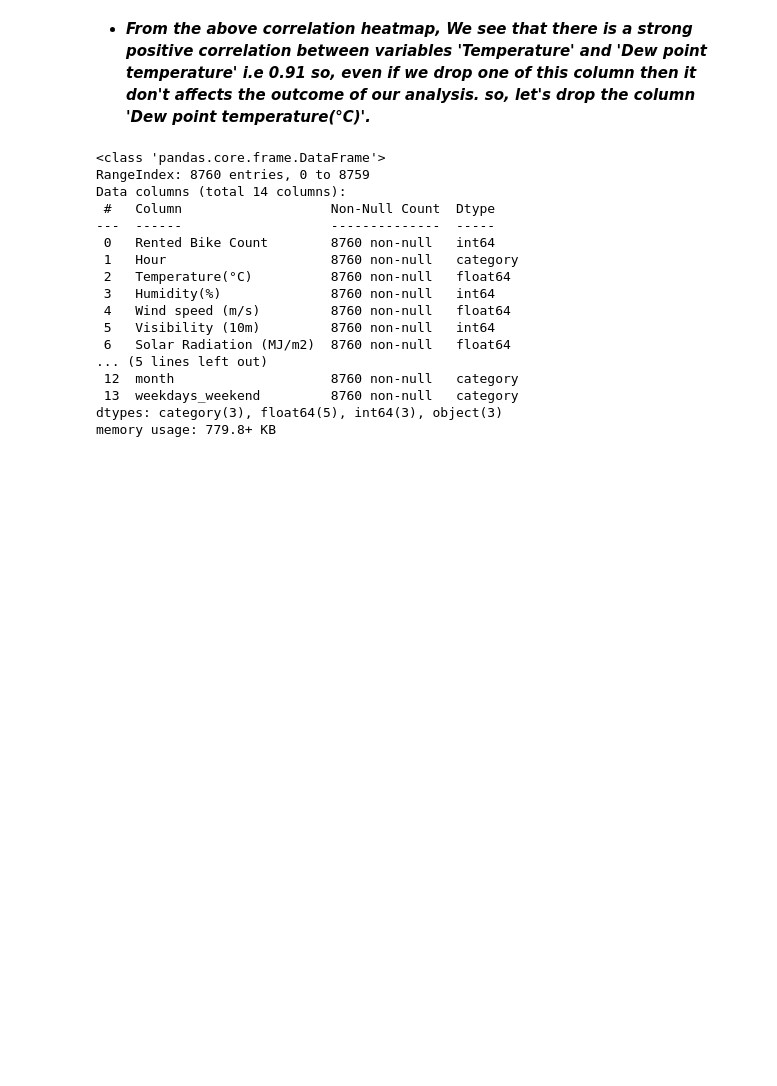
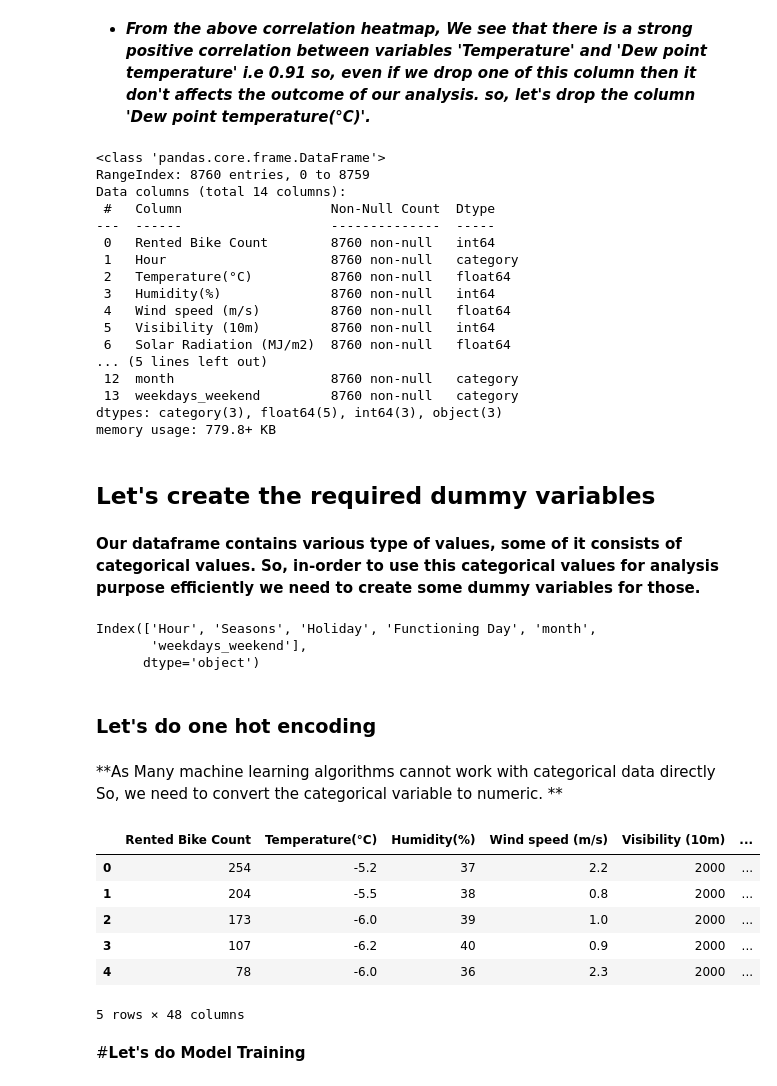
Before and after one commit to KiranKokateGitHub/Bike-Sharing-Demand-Prediction_Regression, a Jupyter notebook: Kiran_Regression.ipynb, the cells around one changed output. Drawn from its saved outputs; the diff is of its cells as text; code cells hidden in the pictures; blank space fills up the shorter version.

Commit message:
Linear regression model fitting

```diff
--- a/Kiran_Regression.ipynb
+++ b/Kiran_Regression.ipynb
@@ -778,3 +778,43 @@ Data columns (total 14 columns):
  13  weekdays_weekend         8760 non-null   category
 dtypes: category(3), float64(5), int64(3), object(3)
 memory usage: 779.8+ KB
+# %% [markdown]
+## Let's create the required dummy variables
+# %% [markdown]
+**Our dataframe contains various type of values, some of it consists of categorical values. So, in-order to use this categorical values for analysis purpose efficiently we need to create some dummy variables for those.**
+# %%
+# Assign all catagoriacal features/columns to a variable to make dummies
+# Let's find the variables which have categorical values
+categorical_feat=list(bkdf.select_dtypes(['object','category']).columns)
+categorical_feat=pd.Index(categorical_feat)
+categorical_feat
+# %% [output]
+Index(['Hour', 'Seasons', 'Holiday', 'Functioning Day', 'month',
+       'weekdays_weekend'],
+      dtype='object')
+# %% [markdown]
+### Let's do one hot encoding
+# %% [markdown]
+**As Many machine learning algorithms cannot work with categorical data directly So, we need to convert the categorical variable to numeric. **
+# %%
+#creat a copy of dataframe and do one hot encoding over it
+bkdf_copy = bkdf
+
+def one_hot_encoding(data, column):
+    data = pd.concat([data, pd.get_dummies(data[column], prefix=column, drop_first=True)], axis=1)
+    data = data.drop([column], axis=1)
+    return data
+# use for loop to do one hot encoding over each values of categorical_feat
+for col in categorical_feat:
+    bkdf_copy = one_hot_encoding(bkdf_copy, col)
+bkdf_copy.head()
+# %% [output]
+|  | Rented Bike Count | Temperature(°C) | Humidity(%) | Wind speed (m/s) | Visibility (10m) | ... |
+| 0 | 254 | -5.2 | 37 | 2.2 | 2000 | ... |
+| 1 | 204 | -5.5 | 38 | 0.8 | 2000 | ... |
+| 2 | 173 | -6.0 | 39 | 1.0 | 2000 | ... |
+| 3 | 107 | -6.2 | 40 | 0.9 | 2000 | ... |
+| 4 | 78 | -6.0 | 36 | 2.3 | 2000 | ... |
+5 rows × 48 columns
+# %% [markdown]
+#**Let's do Model Training**
```
